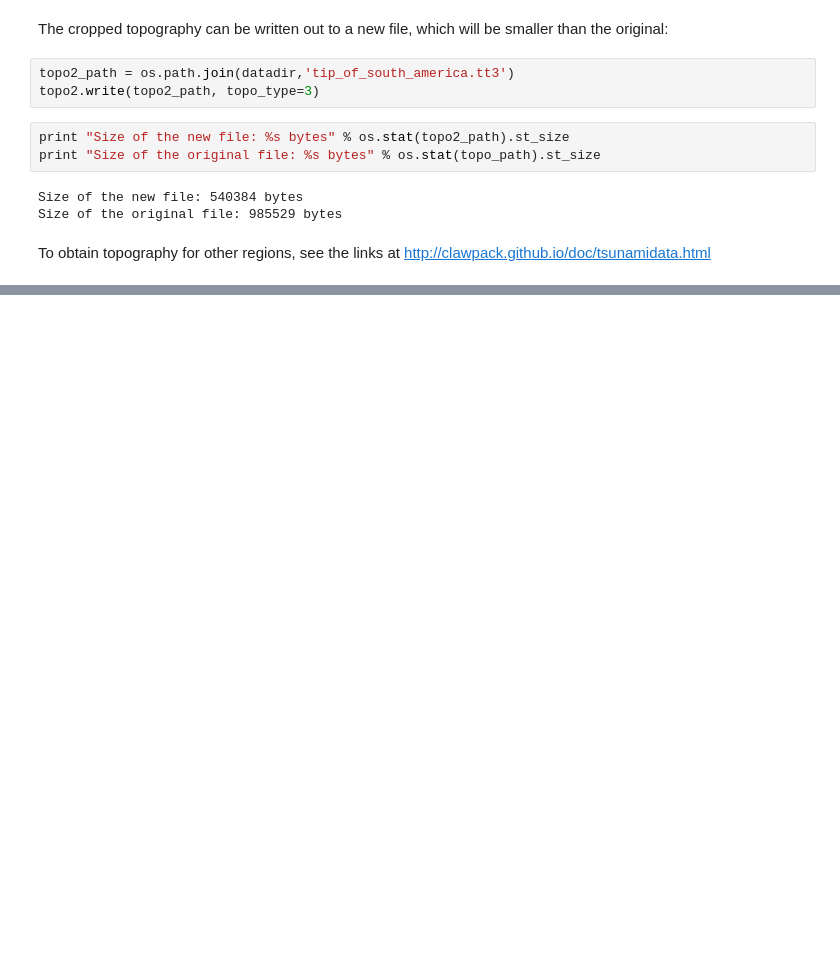
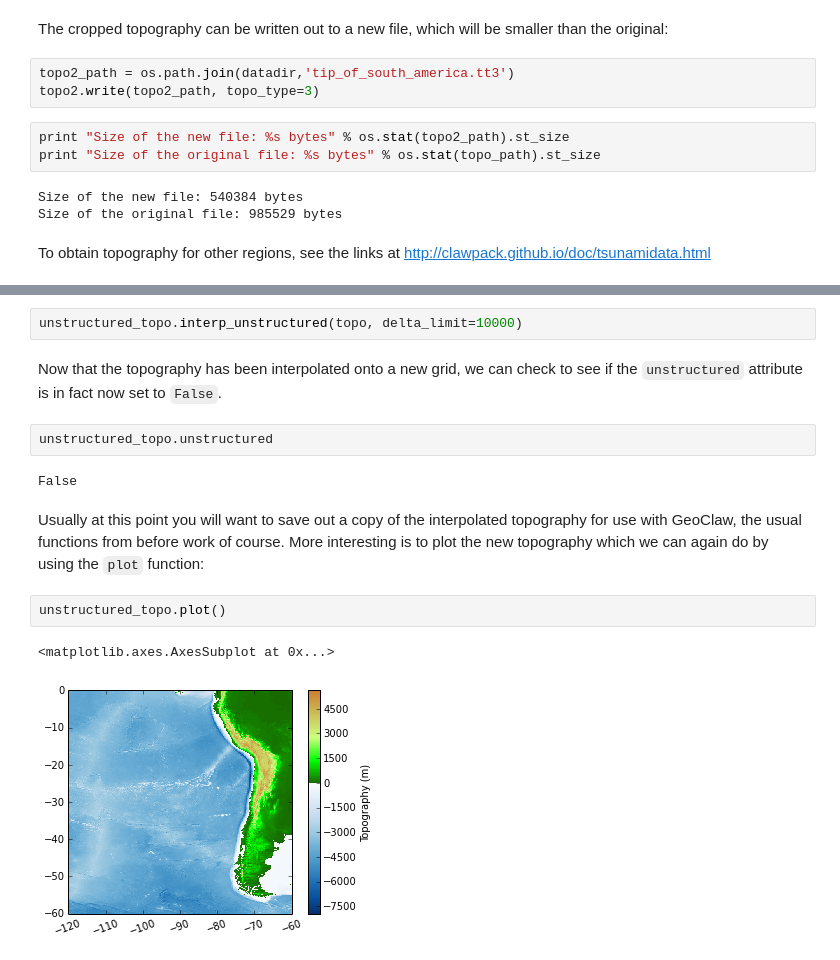
Before and after one commit to clawpack/doc, a Jupyter notebook: doc/extra_files/notebooks/topotools_examples.ipynb, the cells around one changed output, grey strips where cells are left out. Saved outputs shown, nothing was run; the diff lists cells and outputs as text; blank space fills up the shorter version.

```diff
--- a/doc/extra_files/notebooks/topotools_examples.ipynb
+++ b/doc/extra_files/notebooks/topotools_examples.ipynb
@@ -127,0 +159,15 @@ To obtain topography for other regions, see the links at <http://clawpack.github
+# %%
+unstructured_topo.interp_unstructured(topo, delta_limit=10000)
+# %% [markdown]
+Now that the topography has been interpolated onto a new grid, we can check to see if the `unstructured` attribute is in fact now set to `False`.
+# %%
+unstructured_topo.unstructured
+# %% [output]
+False
+# %% [markdown]
+Usually at this point you will want to save out a copy of the interpolated topography for use with GeoClaw, the usual functions from before work of course.  More interesting is to plot the new topography which we can again do by using the `plot` function:
+# %%
+unstructured_topo.plot()
+# %% [output]
+<matplotlib.axes.AxesSubplot at 0x...>
+[figure, added]
```
Also changed, not shown: parts of 16 cells of this notebook, 5 other files.
